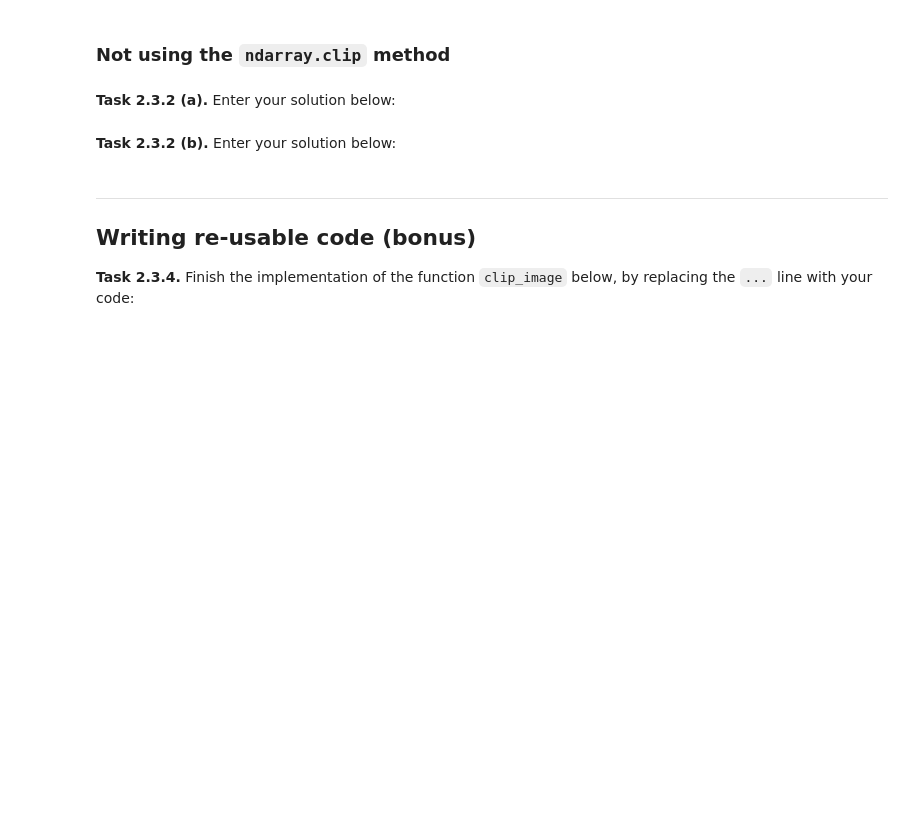
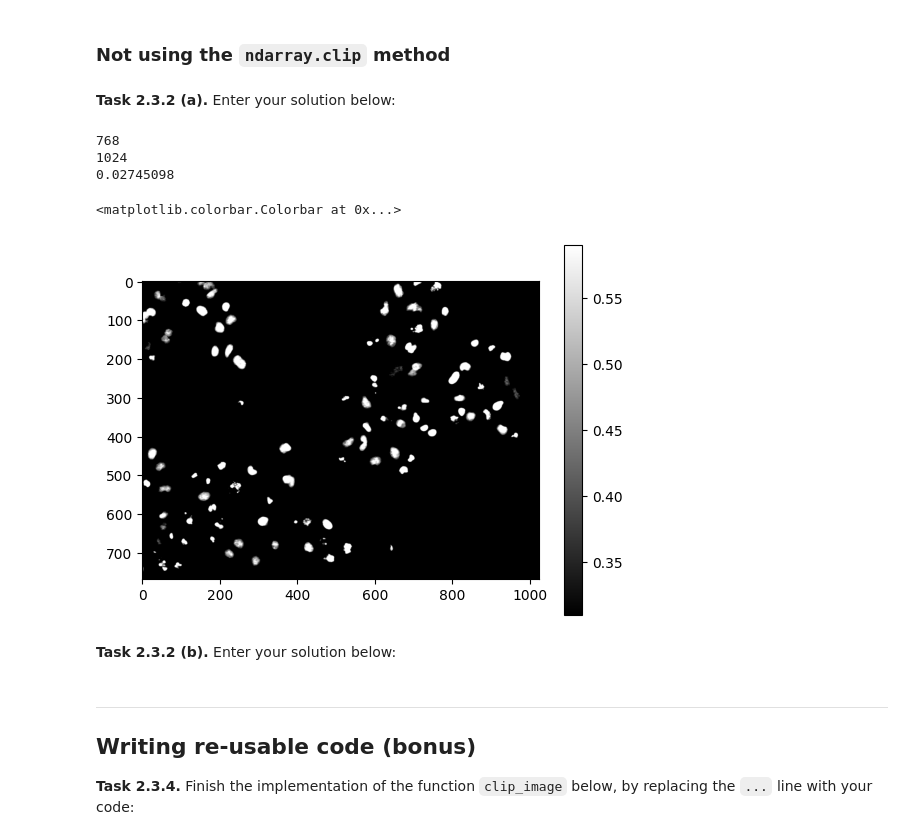
Before and after one commit to Maja-Hbg/mobi-fs3-python, a Jupyter notebook: task2.ipynb, the cells around one changed output. Saved outputs shown, nothing was run; the diff lists cells and outputs as text; code cells hidden in the pictures; blank space fills up the shorter version.

```diff
--- a/task2.ipynb
+++ b/task2.ipynb
@@ -40,6 +73,36 @@ T2 = 0.59
 ### Not using the `ndarray.clip` method
 # %% [markdown]
 **<a id="#">Task 2.3.2 (a).</a>** Enter your solution below:
+# %%
+row = img.shape[0]
+column = img.shape[1]
+print(row)
+print(column)
+print (img[10,9])
+# %% [output]
+768
+1024
+0.02745098
+# %%
+
+
+imga = img.copy()
+row = imga.shape[0]
+column = imga.shape[1]
+
+for i in range(0, row):
+    for j in range(0, column):
+        if  imga[i,j] <= T1:
+            imga[i,j] = T1
+        elif imga[i,j] >= T2:
+            imga[i,j] = T2
+        else:
+            imga[i,j] = imga[i,j]
+plt.imshow(imga, 'gray')
+plt.colorbar()
+# %% [output]
+<matplotlib.colorbar.Colorbar at 0x...>
+[figure, added]
 # %% [markdown]
 **<a id="#">Task 2.3.2 (b).</a>** Enter your solution below:
 # %% [markdown]
```
Also changed, not shown: parts of 5 cells of this notebook.
